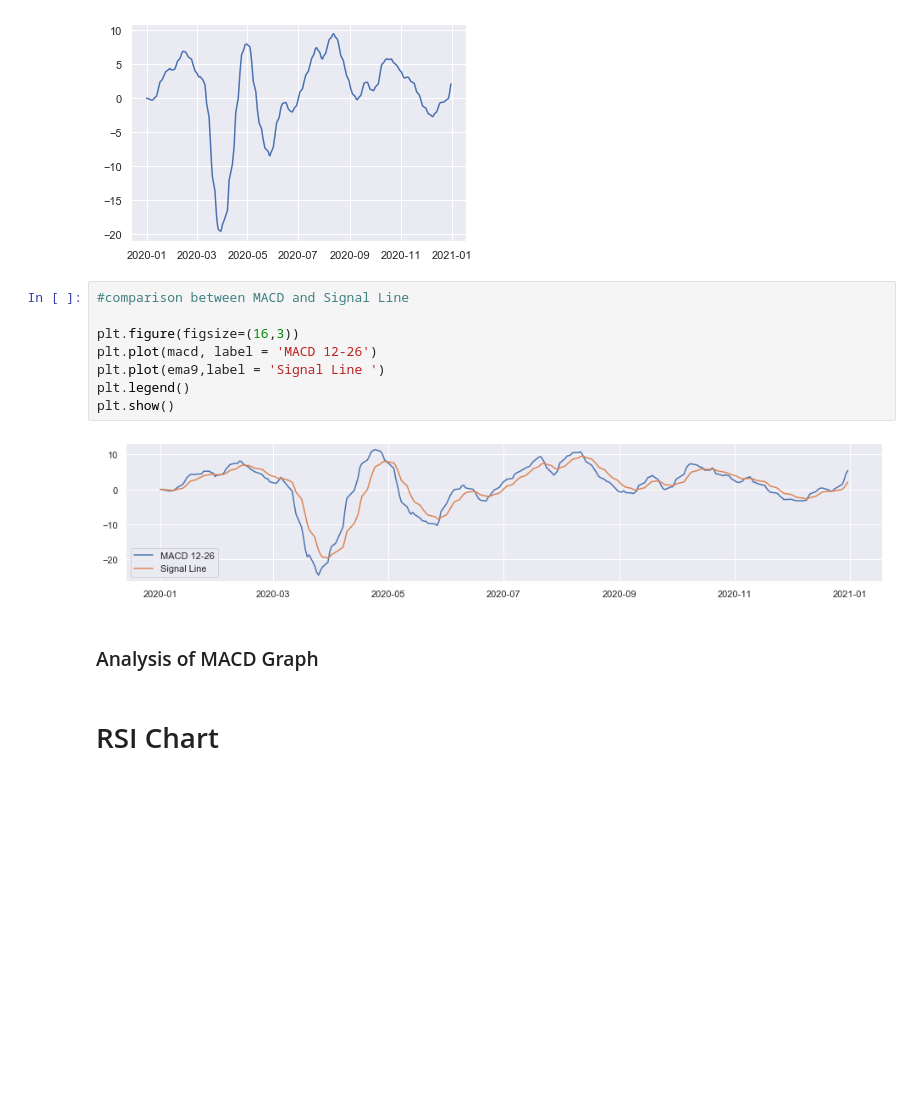
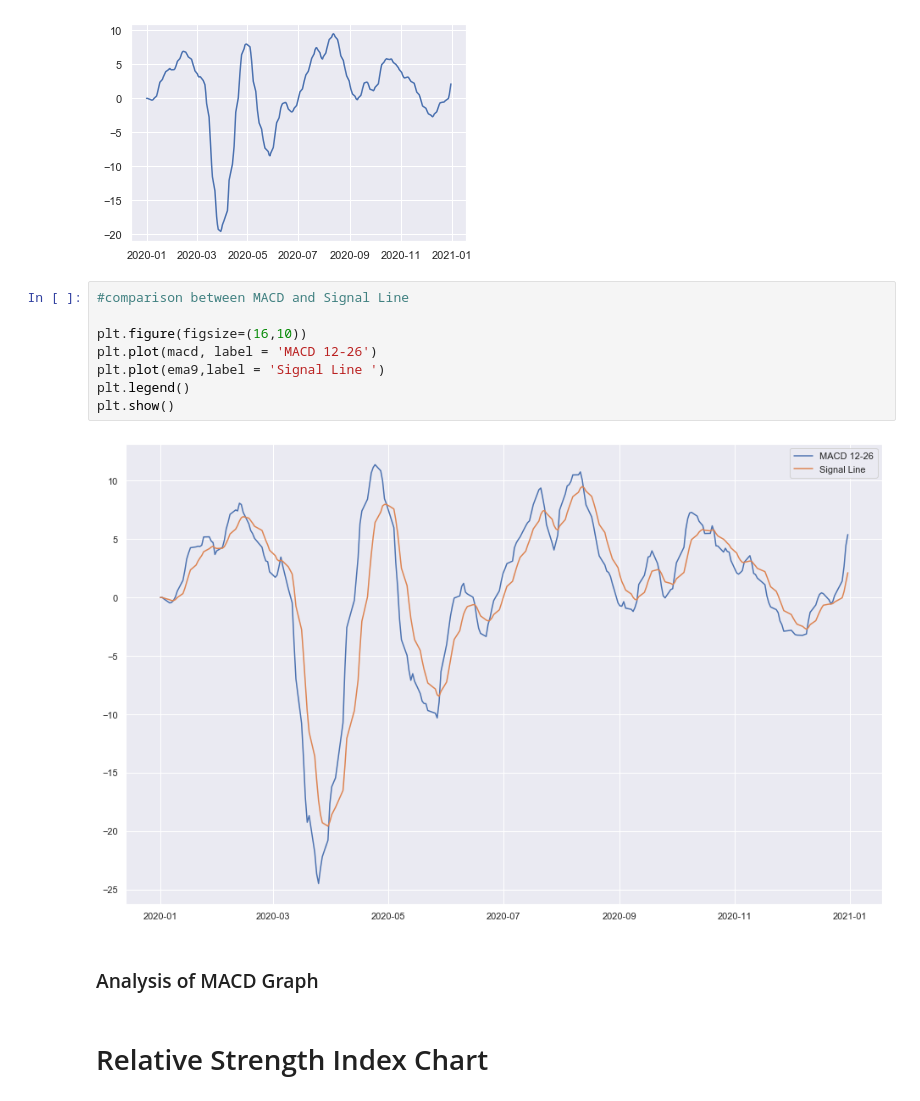
Before and after one commit to Vipul-Dass/Security-Analysis-and-Portfolio-Management-Classwork, a Jupyter notebook: Assignment 3/Assignment 3.ipynb, the cells around one changed output. Cells and saved outputs as stored; diff of their text form; blank space fills up the shorter version.

```diff
--- a/Assignment 3/Assignment 3.ipynb
+++ b/Assignment 3/Assignment 3.ipynb
@@ -79,14 +79,14 @@ plt.plot(ema9)
 # %%
 #comparison between MACD and Signal Line
 
-plt.figure(figsize=(16,3))
+plt.figure(figsize=(16,10))
 plt.plot(macd, label = 'MACD 12-26')
 plt.plot(ema9,label = 'Signal Line ')
 plt.legend()
 plt.show()
 # %% [output]
-[figure, old version]
+[figure, new version]
 # %% [markdown]
 ### Analysis of MACD Graph
 # %% [markdown]
-# RSI Chart
+# Relative Strength Index Chart
```
Also changed, not shown: parts of 11 cells of this notebook.
